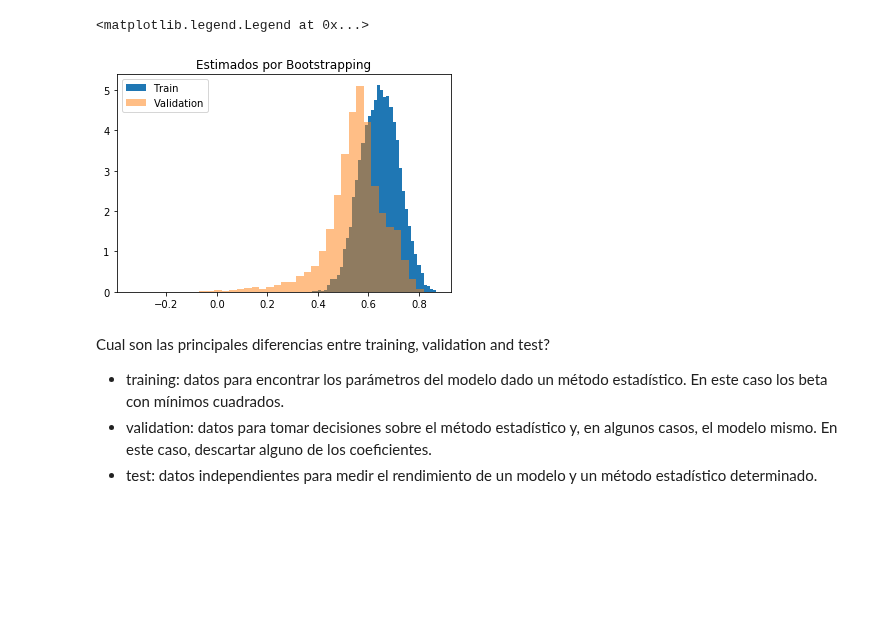
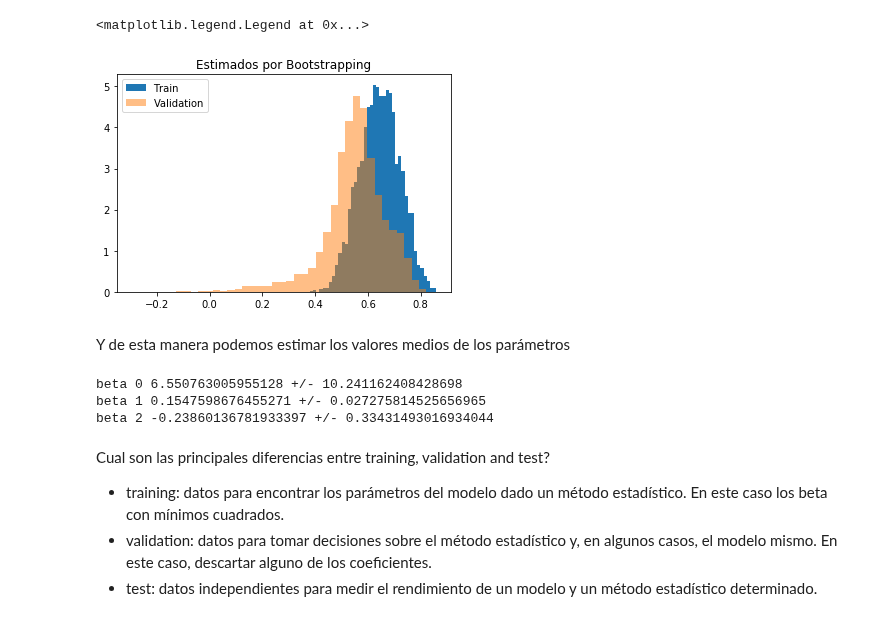
Before and after one commit to ComputoCienciasUniandes/MetodosComputacionalesAvanzados, a Jupyter notebook: secciones/07.CrossValidation/bootstrap.ipynb, the cells around one changed output. Cells and saved outputs as stored; diff of their text form; code cells hidden in the pictures; blank space fills up the shorter version.

```diff
--- a/secciones/07.CrossValidation/bootstrap.ipynb
+++ b/secciones/07.CrossValidation/bootstrap.ipynb
@@ -30,0 +38,10 @@ import sklearn.model_selection
+# %%
+linear = sklearn.linear_model.LinearRegression()
+linear.fit(X_train, Y_train)
+beta0 = linear.intercept_[0]
+beta1 = linear.coef_[0][0]
+beta2 = linear.coef_[0][0]
+r2_train = linear.score(X_train, Y_train)
+r2_validation = linear.score(X_validation, Y_validation)
+print('betas:', beta0, beta1, beta2)
+print('R2 (train vs. validation)', r2_train, r2_validation)
@@ -30,0 +53,12 @@ import sklearn.model_selection
+# %%
+for i in range(10):
+    X_train, X_validation, Y_train, Y_validation = sklearn.model_selection.train_test_split(X, Y, test_size=0.5)
+    linear.fit(X_train, Y_train)
+    beta0 = linear.intercept_[0]
+    beta1 = linear.coef_[0][0]
+    beta2 = linear.coef_[0][0]
+    r2_train = linear.score(X_train, Y_train)
+    r2_validation = linear.score(X_validation, Y_validation)
+    print('ITERACION ', i)
+    print('\t betas:', beta0, beta1, beta2)
+    print('\t R2 (train vs. validation)', r2_train, r2_validation)
@@ -33,8 +87,8 @@ n_boot = 5000
 beta_0 = np.ones(n_boot)
 beta_1 = np.ones(n_boot)
 beta_2 = np.ones(n_boot)
-r_2_train = np.ones(n_boot)
-r_2_validation = np.ones(n_boot)
+r2_train = np.ones(n_boot)
+r2_validation = np.ones(n_boot)
 
 linear = sklearn.linear_model.LinearRegression()
 for i in range(n_boot):
@@ -43,5 +97,5 @@ for i in range(n_boot):
     beta_0[i] = linear.intercept_[0]
     beta_1[i] = linear.coef_[0][0]
     beta_2[i] = linear.coef_[0][1]
-    r_2_train[i] = linear.score(X_train, Y_train)
-    r_2_validation[i] = linear.score(X_validation, Y_validation)
+    r2_train[i] = linear.score(X_train, Y_train)
+    r2_validation[i] = linear.score(X_validation, Y_validation)
@@ -64,12 +137,22 @@ _ = plt.hist(beta_2, bins=40)
 # %%
-_ = plt.hist(r_2_train, bins=40, density=True, label='Train')
-_ = plt.hist(r_2_validation, bins=40, alpha=0.5, density=True, label='Validation')
+_ = plt.hist(r2_train, bins=40, density=True, label='Train')
+_ = plt.hist(r2_validation, bins=40, alpha=0.5, density=True, label='Validation')
 
 plt.title("Estimados por Bootstrapping")
 plt.legend()
 # %% [output]
 <matplotlib.legend.Legend at 0x...>
-[figure, old version]
+[figure, new version]
+# %% [markdown]
+Y de esta manera podemos estimar los valores medios de los parámetros
+# %%
+print('beta 0 {} +/- {}'.format(beta_0.mean(), beta_0.std() ))
+print('beta 1 {} +/- {}'.format(beta_1.mean(), beta_1.std() ))
+print('beta 2 {} +/- {}'.format(beta_2.mean(), beta_2.std() ))
+# %% [output]
+beta 0 6.550763005955128 +/- 10.241162408428698
+beta 1 0.1547598676455271 +/- 0.027275814525656965
+beta 2 -0.23860136781933397 +/- 0.33431493016934044
 # %% [markdown]
 Cual son las principales diferencias entre training, validation and test?
 
```
Also changed, not shown: parts of 20 cells of this notebook.
